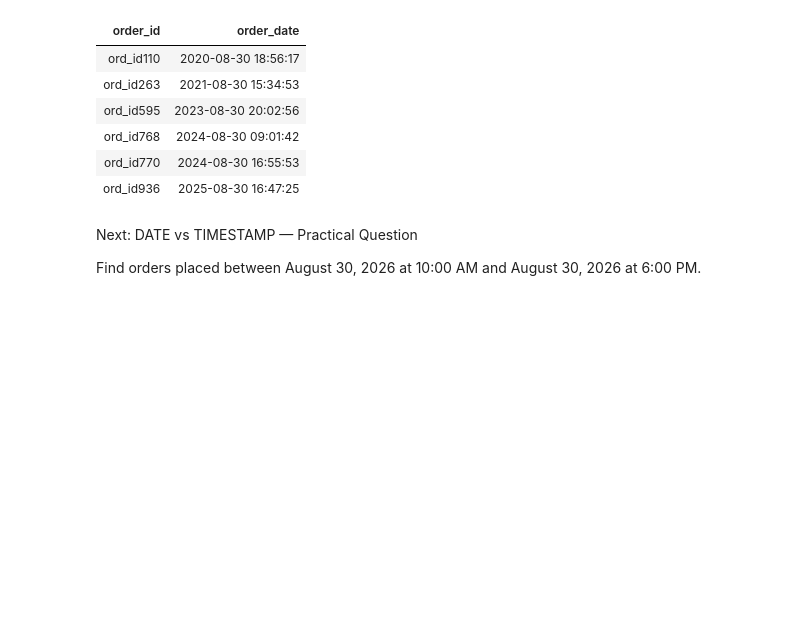
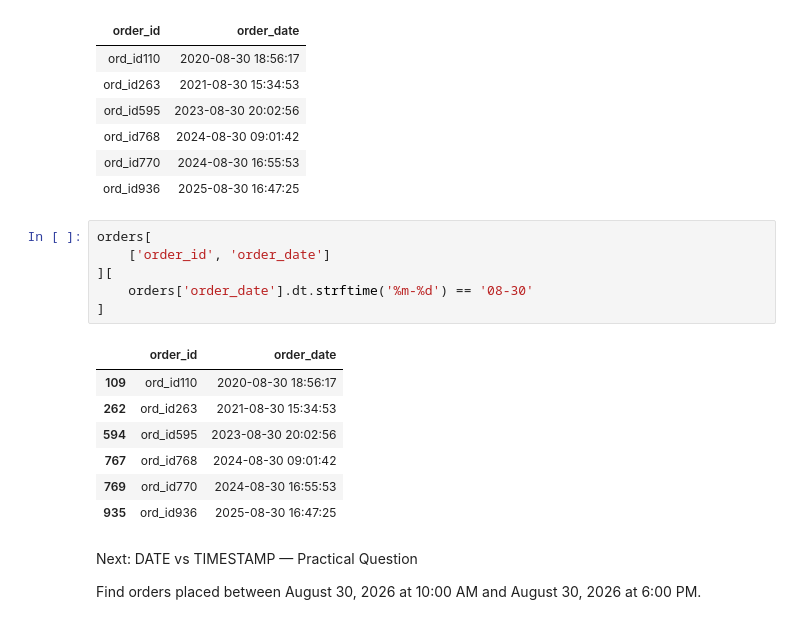
Before and after one commit to umesh-creates/sql_pandas_exercise_and_notes, a Jupyter notebook: retail_analysis exercise/date _and_time.ipynb, the cells around one changed output. Drawn from its saved outputs; the diff is of its cells as text; blank space fills up the shorter version.

```diff
--- a/retail_analysis exercise/date _and_time.ipynb
+++ b/retail_analysis exercise/date _and_time.ipynb
@@ -4042,6 +4049,20 @@ Running query in 'postgresql://postgres.zdtizyvifuiegbbfpsee:***@aws-0-ap-southe
 | ord_id768 | 2024-08-30 09:01:42 |
 | ord_id770 | 2024-08-30 16:55:53 |
 | ord_id936 | 2025-08-30 16:47:25 |
+# %%
+orders[
+    ['order_id', 'order_date']
+][
+    orders['order_date'].dt.strftime('%m-%d') == '08-30'
+]
+# %% [output]
+|  | order_id | order_date |
+| 109 | ord_id110 | 2020-08-30 18:56:17 |
+| 262 | ord_id263 | 2021-08-30 15:34:53 |
+| 594 | ord_id595 | 2023-08-30 20:02:56 |
+| 767 | ord_id768 | 2024-08-30 09:01:42 |
+| 769 | ord_id770 | 2024-08-30 16:55:53 |
+| 935 | ord_id936 | 2025-08-30 16:47:25 |
 # %% [markdown]
 Next: DATE vs TIMESTAMP — Practical Question
 
```
Also changed, not shown: parts of 6 cells of this notebook.
